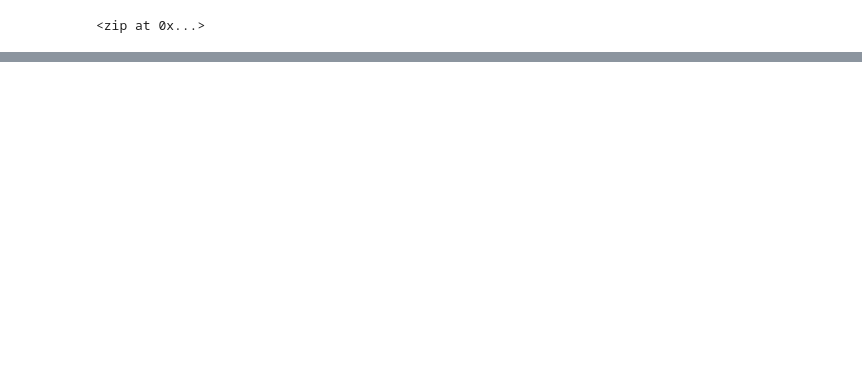
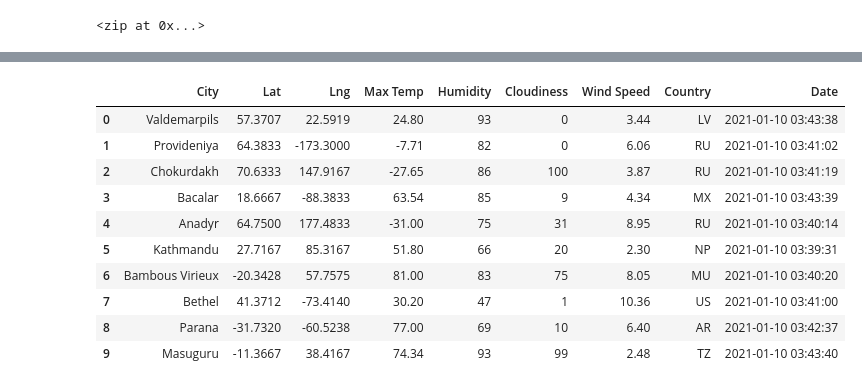
Before and after one commit to benlew3/World_Weather_Analysis, a Jupyter notebook: WeatherPy.ipynb, the cells around one changed output, grey strips where cells are left out. Cells and saved outputs as stored; diff of their text form; code cells hidden in the pictures; blank space fills up the shorter version.

```diff
--- a/WeatherPy.ipynb
+++ b/WeatherPy.ipynb
@@ -45,0 +66,4 @@ hilo us
+# %%
+# Starting URL for Weather Map API Call.
+url = "http://api.openweathermap.org/data/2.5/weather?units=Imperial&APPID=" + weather_api_key
+print(url)
@@ -45,0 +141,5 @@ hilo us
+# %%
+# Create an endpoint URL for a city.
+city_url = url + "&q=" + "Boston"
+city_weather = requests.get(city_url)
+city_weather.json()
@@ -45,0 +201,10 @@ hilo us
+# %%
+# Create an empty list to hold the weather data.
+city_data = []
+# Print the beginning of the logging.
+print("Beginning Data Retrieval     ")
+print("-----------------------------")
+
+# Create counters.
+record_count = 1
+set_count = 1
@@ -45,0 +214,10 @@ hilo us
+# %%
+# Loop through all the cities in our list.
+for i in range(len(cities)):
+
+    # Group cities in sets of 50 for logging purposes.
+    if (i % 50 == 0 and i >= 50):
+        set_count += 1
+        record_count = 1
+    # Create endpoint URL with each city.
+    city_url = url + "&q=" + cities[i]
@@ -45,0 +294,16 @@ hilo us
+# %%
+# Convert the array of dictionaries to a Pandas DataFrame.
+city_data_df = pd.DataFrame(city_data)
+city_data_df.head(10)
+# %% [output]
+|  | City | Lat | Lng | Max Temp | Humidity | Cloudiness | Wind Speed | Country | Date |
+| 0 | Valdemarpils | 57.3707 | 22.5919 | 24.80 | 93 | 0 | 3.44 | LV | 2021-01-10 03:43:38 |
+| 1 | Provideniya | 64.3833 | -173.3000 | -7.71 | 82 | 0 | 6.06 | RU | 2021-01-10 03:41:02 |
+| 2 | Chokurdakh | 70.6333 | 147.9167 | -27.65 | 86 | 100 | 3.87 | RU | 2021-01-10 03:41:19 |
+| 3 | Bacalar | 18.6667 | -88.3833 | 63.54 | 85 | 9 | 4.34 | MX | 2021-01-10 03:43:39 |
+| 4 | Anadyr | 64.7500 | 177.4833 | -31.00 | 75 | 31 | 8.95 | RU | 2021-01-10 03:40:14 |
+| 5 | Kathmandu | 27.7167 | 85.3167 | 51.80 | 66 | 20 | 2.30 | NP | 2021-01-10 03:39:31 |
+| 6 | Bambous Virieux | -20.3428 | 57.7575 | 81.00 | 83 | 75 | 8.05 | MU | 2021-01-10 03:40:20 |
+| 7 | Bethel | 41.3712 | -73.4140 | 30.20 | 47 | 1 | 10.36 | US | 2021-01-10 03:41:00 |
+| 8 | Parana | -31.7320 | -60.5238 | 77.00 | 69 | 10 | 6.40 | AR | 2021-01-10 03:42:37 |
+| 9 | Masuguru | -11.3667 | 38.4167 | 74.34 | 93 | 99 | 2.48 | TZ | 2021-01-10 03:43:40 |
```
Also changed, not shown: parts of 23 cells of this notebook, 2 other files.
